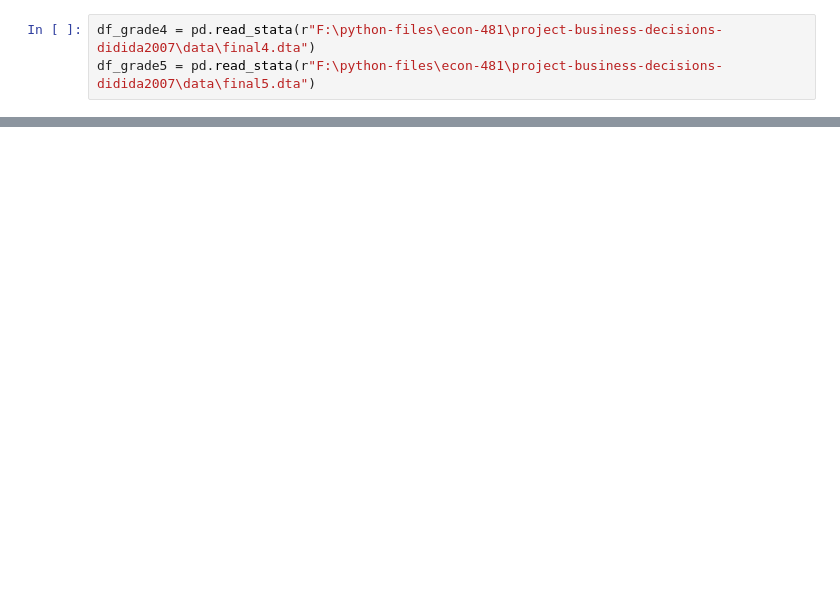
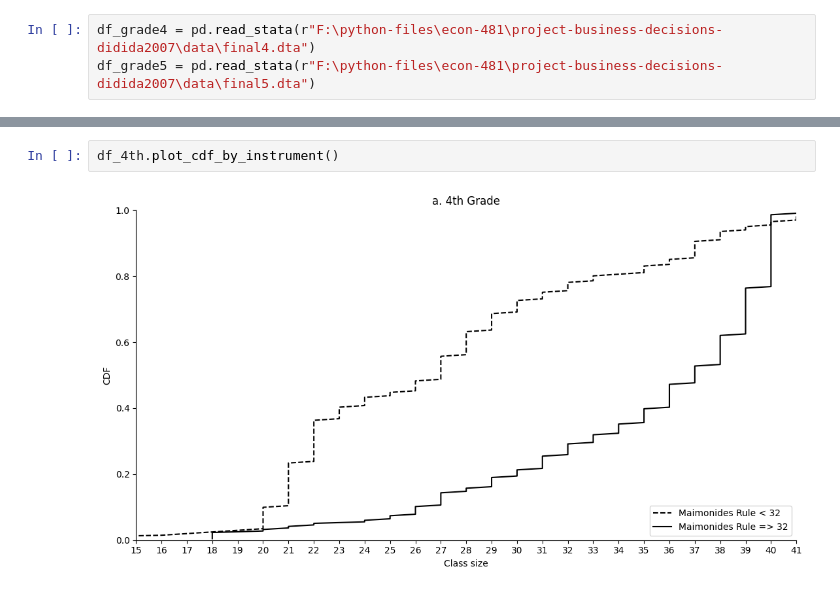
Before and after one commit to eisenhauerIO/project-business-decisions-didida2007, a Jupyter notebook: my-project.ipynb, the cells around one changed output, grey strips where cells are left out. Drawn from its saved outputs; the diff is of its cells as text; blank space fills up the shorter version.

```diff
--- a/my-project.ipynb
+++ b/my-project.ipynb
@@ -290,0 +193,4 @@ plot_residual(df_grade5)
+# %%
+df_4th.plot_cdf_by_instrument()
+# %% [output]
+[figure, added]
```
Also changed, not shown: parts of 22 cells of this notebook, 4 other files.
